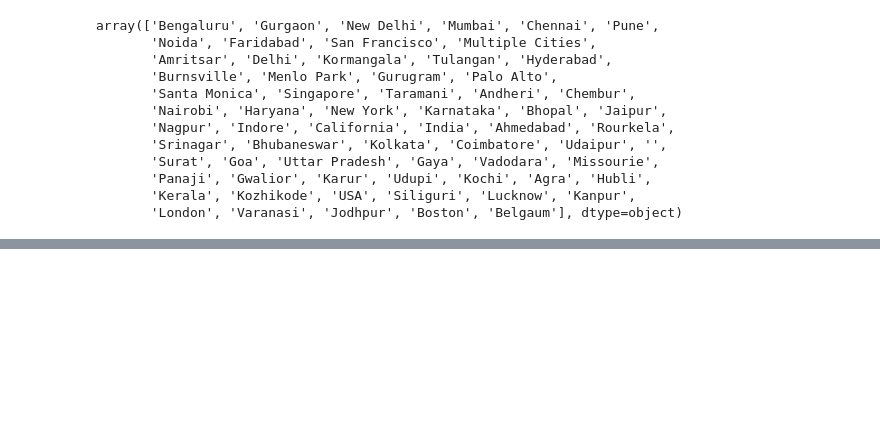
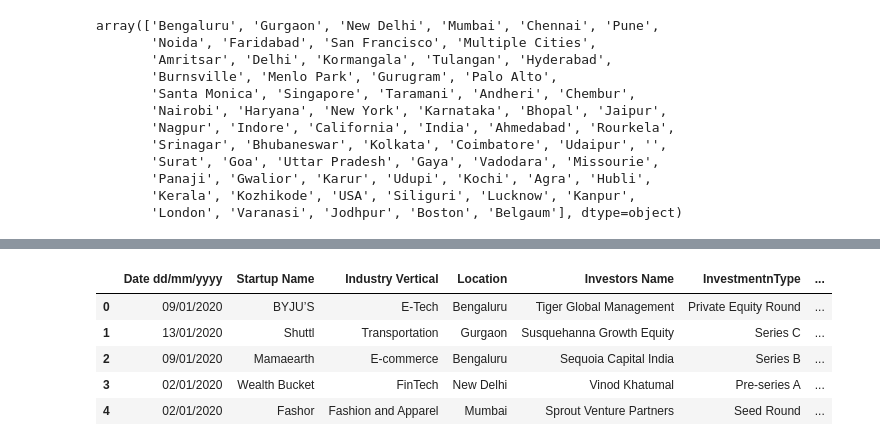
Before and after one commit to Hitstar53/BAP-Practicals, a Jupyter notebook: Exp2/exp2.ipynb, the cells around one changed output, grey strips where cells are left out. Drawn from its saved outputs; the diff is of its cells as text; code cells hidden in the pictures; blank space fills up the shorter version.

```diff
--- a/Exp2/exp2.ipynb
+++ b/Exp2/exp2.ipynb
@@ -106,0 +210,16 @@ plt.show()
+# %%
+# cleaning Amount in USD column
+df["Amount in USD"] = df["Amount in USD"].str.replace(r"\\\\xc2\\\\xa0", "", regex=True)
+df["Amount in USD"] = df["Amount in USD"].str.replace(r"\\xc2\\xa0", "", regex=True)
+df["Amount in USD"] = df["Amount in USD"].str.replace(r"unknown", "undisclosed", regex=True)
+df["Amount in USD"] = df["Amount in USD"].str.replace(r"Undisclosed", "undisclosed", regex=True)
+df["Amount in USD"] = df["Amount in USD"].str.replace(r"N/A", "undisclosed", regex=True)
+df["Amount in USD"] = df["Amount in USD"].str.replace(r"\+", "", regex=True)
+df.head()
+# %% [output]
+|  | Date dd/mm/yyyy | Startup Name | Industry Vertical | Location | Investors Name | InvestmentnType | ... |
+| 0 | 09/01/2020 | BYJU’S | E-Tech | Bengaluru | Tiger Global Management | Private Equity Round | ... |
+| 1 | 13/01/2020 | Shuttl | Transportation | Gurgaon | Susquehanna Growth Equity | Series C | ... |
+| 2 | 09/01/2020 | Mamaearth | E-commerce | Bengaluru | Sequoia Capital India | Series B | ... |
+| 3 | 02/01/2020 | Wealth Bucket | FinTech | New Delhi | Vinod Khatumal | Pre-series A | ... |
+| 4 | 02/01/2020 | Fashor | Fashion and Apparel | Mumbai | Sprout Venture Partners | Seed Round | ... |
```
Also changed, not shown: parts of 24 cells of this notebook, 3 other files.
